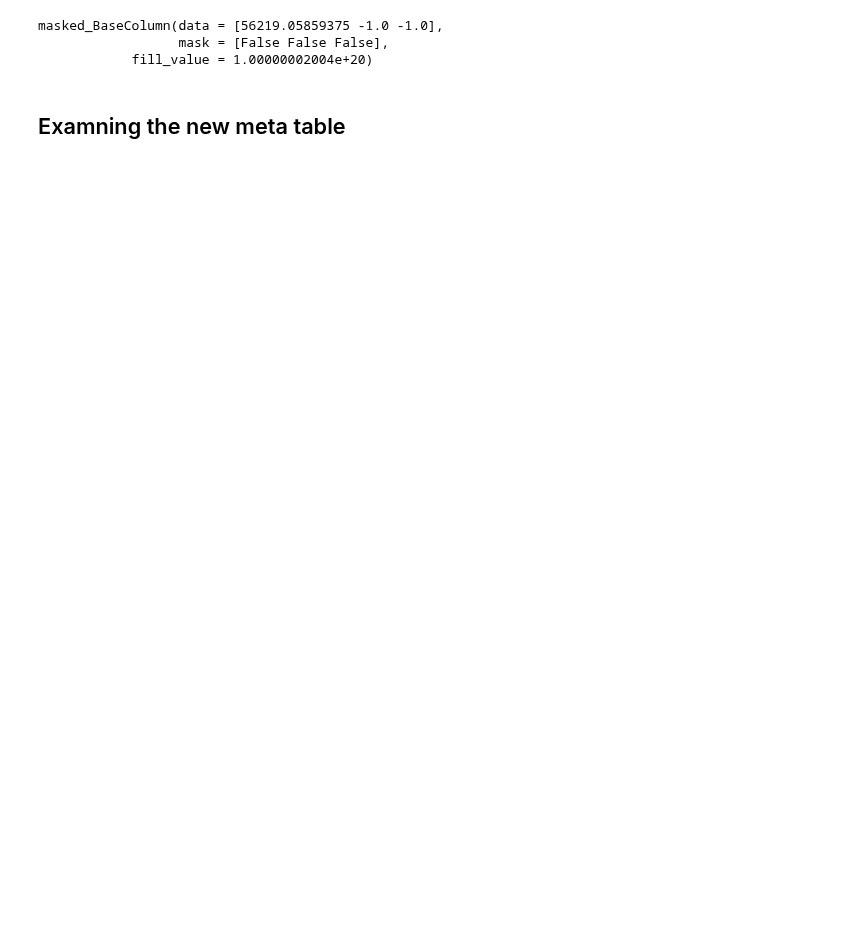
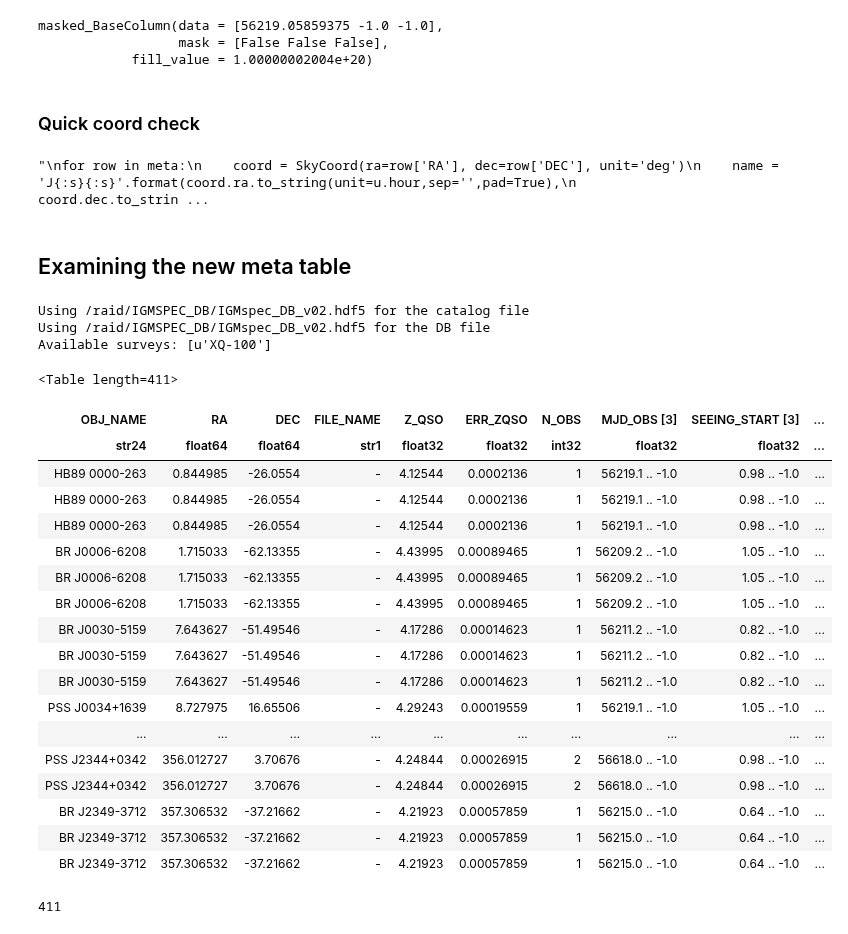
Before and after one commit to specdb/igmspec, a Jupyter notebook: docs/datasets/XQ-100.ipynb, the cells around one changed output. Cells and saved outputs as stored; diff of their text form; code cells hidden in the pictures; blank space fills up the shorter version.

```diff
--- a/docs/datasets/XQ-100.ipynb
+++ b/docs/datasets/XQ-100.ipynb
@@ -32,5 +33,51 @@ meta[0]['MJD_OBS']
 masked_BaseColumn(data = [56219.05859375 -1.0 -1.0],
                   mask = [False False False],
             fill_value = 1.00000002004e+20)
+# %% [markdown]
+### Quick coord check
+# %%
+'''
+for row in meta:
+    coord = SkyCoord(ra=row['RA'], dec=row['DEC'], unit='deg')
+    name = 'J{:s}{:s}'.format(coord.ra.to_string(unit=u.hour,sep='',pad=True),
+                 coord.dec.to_string(sep='',pad=True,alwayssign=True))
+    print(name)
+'''
+# %% [output]
+"\nfor row in meta:\n    coord = SkyCoord(ra=row['RA'], dec=row['DEC'], unit='deg')\n    name = 'J{:s}{:s}'.format(coord.ra.to_string(unit=u.hour,sep='',pad=True),\n                 coord.dec.to_strin ...
 # %% [markdown]
-## Examning the new meta table
+## Examining the new meta table
+# %%
+igmsp = IgmSpec()
+# %% [output]
+Using /raid/IGMSPEC_DB/IGMspec_DB_v02.hdf5 for the catalog file
+Using /raid/IGMSPEC_DB/IGMspec_DB_v02.hdf5 for the DB file
+Available surveys: [u'XQ-100']
+# %%
+new_meta = Table(igmsp.idb.hdf['XQ-100']['meta'].value)
+# %%
+new_meta
+# %% [output]
+<Table length=411>
+| OBJ_NAME | RA | DEC | FILE_NAME | Z_QSO | ERR_ZQSO | N_OBS | MJD_OBS [3] | SEEING_START [3] | ... |
+| str24 | float64 | float64 | str1 | float32 | float32 | int32 | float32 | float32 | ... |
+| HB89 0000-263 | 0.844985 | -26.0554 | - | 4.12544 | 0.0002136 | 1 | 56219.1 .. -1.0 | 0.98 .. -1.0 | ... |
+| HB89 0000-263 | 0.844985 | -26.0554 | - | 4.12544 | 0.0002136 | 1 | 56219.1 .. -1.0 | 0.98 .. -1.0 | ... |
+| HB89 0000-263 | 0.844985 | -26.0554 | - | 4.12544 | 0.0002136 | 1 | 56219.1 .. -1.0 | 0.98 .. -1.0 | ... |
+| BR J0006-6208 | 1.715033 | -62.13355 | - | 4.43995 | 0.00089465 | 1 | 56209.2 .. -1.0 | 1.05 .. -1.0 | ... |
+| BR J0006-6208 | 1.715033 | -62.13355 | - | 4.43995 | 0.00089465 | 1 | 56209.2 .. -1.0 | 1.05 .. -1.0 | ... |
+| BR J0006-6208 | 1.715033 | -62.13355 | - | 4.43995 | 0.00089465 | 1 | 56209.2 .. -1.0 | 1.05 .. -1.0 | ... |
+| BR J0030-5159 | 7.643627 | -51.49546 | - | 4.17286 | 0.00014623 | 1 | 56211.2 .. -1.0 | 0.82 .. -1.0 | ... |
+| BR J0030-5159 | 7.643627 | -51.49546 | - | 4.17286 | 0.00014623 | 1 | 56211.2 .. -1.0 | 0.82 .. -1.0 | ... |
+| BR J0030-5159 | 7.643627 | -51.49546 | - | 4.17286 | 0.00014623 | 1 | 56211.2 .. -1.0 | 0.82 .. -1.0 | ... |
+| PSS J0034+1639 | 8.727975 | 16.65506 | - | 4.29243 | 0.00019559 | 1 | 56219.1 .. -1.0 | 1.05 .. -1.0 | ... |
+| ... | ... | ... | ... | ... | ... | ... | ... | ... | ... |
+| PSS J2344+0342 | 356.012727 | 3.70676 | - | 4.24844 | 0.00026915 | 2 | 56618.0 .. -1.0 | 0.98 .. -1.0 | ... |
+| PSS J2344+0342 | 356.012727 | 3.70676 | - | 4.24844 | 0.00026915 | 2 | 56618.0 .. -1.0 | 0.98 .. -1.0 | ... |
+| BR J2349-3712 | 357.306532 | -37.21662 | - | 4.21923 | 0.00057859 | 1 | 56215.0 .. -1.0 | 0.64 .. -1.0 | ... |
+| BR J2349-3712 | 357.306532 | -37.21662 | - | 4.21923 | 0.00057859 | 1 | 56215.0 .. -1.0 | 0.64 .. -1.0 | ... |
+| BR J2349-3712 | 357.306532 | -37.21662 | - | 4.21923 | 0.00057859 | 1 | 56215.0 .. -1.0 | 0.64 .. -1.0 | ... |
+# %%
+len(new_meta)
+# %% [output]
+411
```
Also changed, not shown: parts of 4 cells of this notebook, 1 other file.
